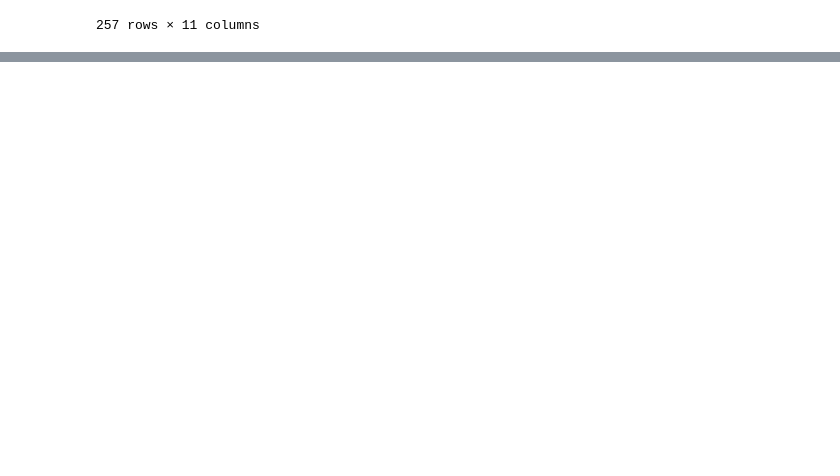
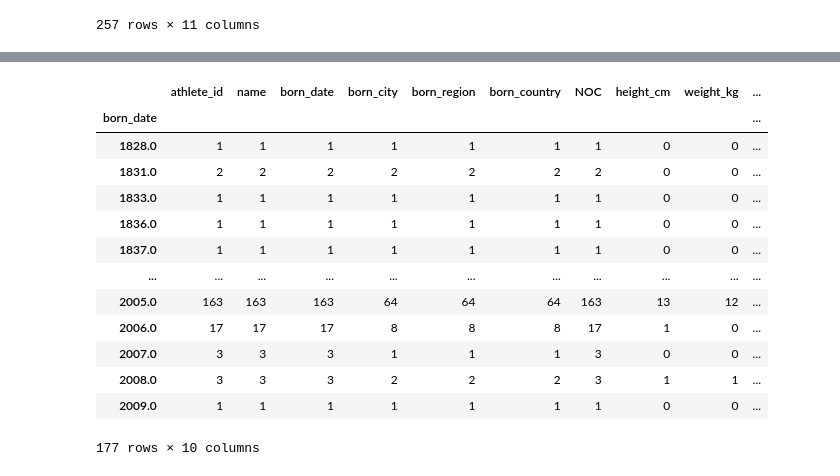
Before and after one commit to ChenniDJack/IntellipaatWorkSpace, a Jupyter notebook: LiveClass/Pandas_2025_04_12/PandasHandsOnYoutube.ipynb, the cells around one changed output, grey strips where cells are left out. Cells and saved outputs as stored; diff of their text form; code cells hidden in the pictures; blank space fills up the shorter version.

```diff
--- a/LiveClass/Pandas_2025_04_12/PandasHandsOnYoutube.ipynb
+++ b/LiveClass/Pandas_2025_04_12/PandasHandsOnYoutube.ipynb
@@ -751,0 +757,2 @@ bios.head()
+# %%
+bios = pd.read_csv("./complete-pandas-tutorial-master/data/bios.csv")
@@ -751,0 +1197,19 @@ bios.head()
+# %%
+bios["born_date"] = pd.to_datetime(bios["born_date"])
+# %%
+bios.groupby(bios['born_date'].dt.year).count()
+# %% [output]
+|  | athlete_id | name | born_date | born_city | born_region | born_country | NOC | height_cm | weight_kg | ... |
+| born_date |  |  |  |  |  |  |  |  |  | ... |
+| 1828.0 | 1 | 1 | 1 | 1 | 1 | 1 | 1 | 0 | 0 | ... |
+| 1831.0 | 2 | 2 | 2 | 2 | 2 | 2 | 2 | 0 | 0 | ... |
+| 1833.0 | 1 | 1 | 1 | 1 | 1 | 1 | 1 | 0 | 0 | ... |
+| 1836.0 | 1 | 1 | 1 | 1 | 1 | 1 | 1 | 0 | 0 | ... |
+| 1837.0 | 1 | 1 | 1 | 1 | 1 | 1 | 1 | 0 | 0 | ... |
+| ... | ... | ... | ... | ... | ... | ... | ... | ... | ... | ... |
+| 2005.0 | 163 | 163 | 163 | 64 | 64 | 64 | 163 | 13 | 12 | ... |
+| 2006.0 | 17 | 17 | 17 | 8 | 8 | 8 | 17 | 1 | 0 | ... |
+| 2007.0 | 3 | 3 | 3 | 1 | 1 | 1 | 3 | 0 | 0 | ... |
+| 2008.0 | 3 | 3 | 3 | 2 | 2 | 2 | 3 | 1 | 1 | ... |
+| 2009.0 | 1 | 1 | 1 | 1 | 1 | 1 | 1 | 0 | 0 | ... |
+177 rows × 10 columns
```
Also changed, not shown: parts of 86 cells of this notebook.
